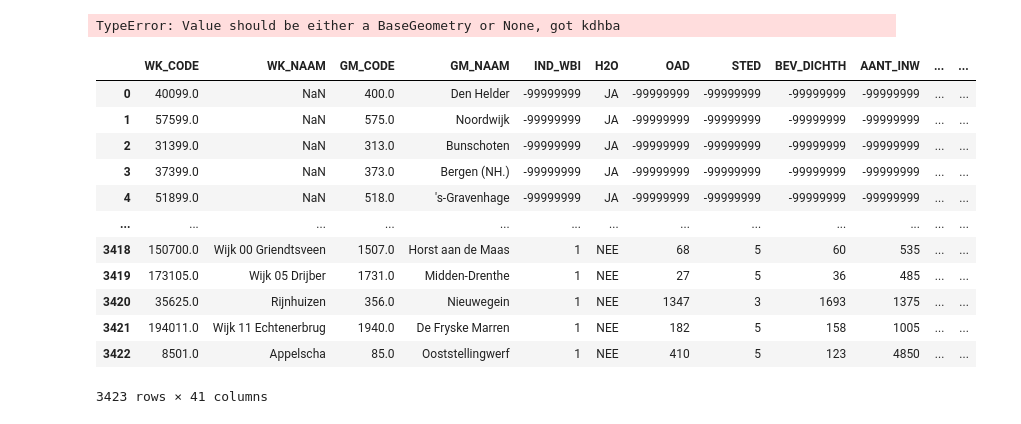
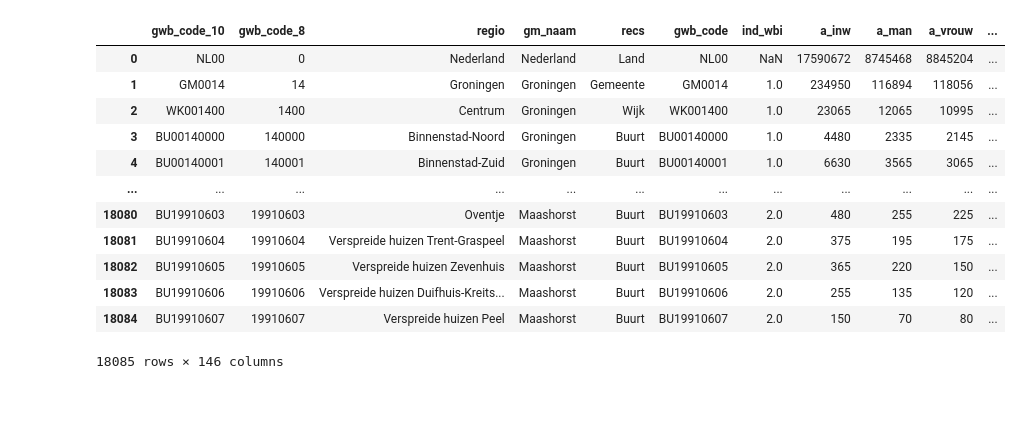
Before and after one commit to semkjaer/capybara1.0, a Jupyter notebook: sem.ipynb, the cells around one changed output. Saved outputs shown, nothing was run; the diff lists cells and outputs as text; code cells hidden in the pictures.

```diff
--- a/sem.ipynb
+++ b/sem.ipynb
@@ -53,47 +75,48 @@ df
 # %%
-zorg22 = pd.read_csv('./data/85335NED_UntypedDataSet_15062023_115413.csv', delimiter=';')
-zorg22 = zorg22.applymap(lambda x: x.strip() if isinstance(x, str) else x)
-# we kijken nu allee naar totalen #TODO kijken of we andere dingen nodig hebben
-zorg22 = zorg22[zorg22['VormenVanJeugdzorg'] == 'T001203']
-zorg22 = zorg22[zorg22['Wijken'].str[:2] != 'BU']
-kern22 = pd.read_excel('./data/kwb-2022.xls')
-kern22 = kern22.applymap(lambda x: x.strip() if isinstance(x, str) else x)
-kern22 = kern22[kern22['gwb_code_10'].str[:2] != 'BU']
-df2 = kern22.merge(zorg22, left_on='gwb_code_10', right_on='Wijken', how='left')
-df2 = df2.replace('.', np.nan)
+zorg = pd.read_csv('./data/85335NED_UntypedDataSet_15062023_115413.csv', delimiter=';')
+zorg = zorg.applymap(lambda x: x.strip() if isinstance(x, str) else x)
+zorg = zorg[zorg['VormenVanJeugdzorg'] == 'T001203']
+kern = pd.read_excel('./data/kwb-2022.xls')
+kern = kern.applymap(lambda x: x.strip() if isinstance(x, str) else x)
+df = kern.merge(zorg, left_on='gwb_code_10', right_on='Wijken', how='left')
+df = df.replace('.', np.nan)
 
-# buurt_geo = gpd.read_file('./WijkBuurtkaart_2022_v1/buurt_2022_v1.shp')
-wijk_geo = gpd.read_file('./WijkBuurtkaart_2022_v1/wijk_2022_v1.shp')
-wijk_geo = wijk_geo[['WK_CODE', 'geometry']]
+# load file only identifier and
+buurt_geo = gpd.read_file('./WijkBuurtkaart_2022_v1/buurt_2022_v1.shp')[['BU_CODE', 'geometry']]
+wijk_geo = gpd.read_file('./WijkBuurtkaart_2022_v1/wijk_2022_v1.shp')[['WK_CODE', 'geometry']]
+gemeente_geo = gpd.read_file('./WijkBuurtkaart_2022_v1/gemeente_2022_v1.shp')[['GM_CODE', 'geometry']]
 
-gemeente_geo = gpd.read_file('./WijkBuurtkaart_2022_v1/gemeente_2022_v1.shp')
-gemeente_geo = gemeente_geo[['GM_CODE', 'geometry']]
+df = df.merge(buurt_geo, left_on=['gwb_code_10'], right_on=['BU_CODE'], how='left').drop('BU_CODE', axis=1)
+df = df.merge(wijk_geo, left_on=['gwb_code_10'], right_on=['WK_CODE'], how='left').drop('WK_CODE', axis=1)
+df = df.merge(gemeente_geo, left_on=['gwb_code_10'], right_on=['GM_CODE'], how='left').drop('GM_CODE', axis=1)
 
-df2 = df2.merge(wijk_geo, left_on=['gwb_code_10'], right_on=['WK_CODE'], how='left')
-df2 = df2.merge(gemeente_geo, left_on=['gwb_code_10'], right_on=['GM_CODE'], how='left')
+df['geometry'] = df['geometry'].fillna(df['geometry_x']).fillna(df['geometry_y'])
+df = df.drop('geometry_x', axis=1).drop('geometry_y', axis=1)
 
-df2['geometry'] = df2['geometry_x'].fillna(df2['geometry_y'])
-df2 = df2.drop(['geometry_x', 'geometry_y', 'GM_CODE', 'WK_CODE'], axis=1)
+df = df.applymap(lambda x: x if x != int(-99999999) else np.nan)
+df = df.applymap(lambda x: x.replace(',', '.') if isinstance(x, str) else x)
 
-df2.applymap(lambda x: x if x != int(-99999999) else np.nan)
+# TODO weet niet of deze leeftijdcategorieen allemaal zijn meegenomen
+df['p_jz_tn'] = df['p_jz_tn'].fillna(
+    df['TotaalJongerenMetJeugdzorgInNatura_1'].astype('float') / \
+        (df['k_0Tot4Jaar_2'].astype('float') + \
+            df['k_4Tot12Jaar_3'].astype('float') + \
+                df['k_12Tot18Jaar_4'].astype('float') + \
+                    df['k_18Tot23Jaar_5'].astype('float'))
+)
 
-df2
+df
 # %% [output]
+|  | gwb_code_10 | gwb_code_8 | regio | gm_naam | recs | gwb_code | ind_wbi | a_inw | a_man | a_vrouw | ... |
+| 0 | NL00 | 0 | Nederland | Nederland | Land | NL00 | NaN | 17590672 | 8745468 | 8845204 | ... |
+| 1 | GM0014 | 14 | Groningen | Groningen | Gemeente | GM0014 | 1.0 | 234950 | 116894 | 118056 | ... |
+| 2 | WK001400 | 1400 | Centrum | Groningen | Wijk | WK001400 | 1.0 | 23065 | 12065 | 10995 | ... |
+| 3 | BU00140000 | 140000 | Binnenstad-Noord | Groningen | Buurt | BU00140000 | 1.0 | 4480 | 2335 | 2145 | ... |
+| 4 | BU00140001 | 140001 | Binnenstad-Zuid | Groningen | Buurt | BU00140001 | 1.0 | 6630 | 3565 | 3065 | ... |
+| ... | ... | ... | ... | ... | ... | ... | ... | ... | ... | ... | ... |
+| 18080 | BU19910603 | 19910603 | Oventje | Maashorst | Buurt | BU19910603 | 2.0 | 480 | 255 | 225 | ... |
+| 18081 | BU19910604 | 19910604 | Verspreide huizen Trent-Graspeel | Maashorst | Buurt | BU19910604 | 2.0 | 375 | 195 | 175 | ... |
+| 18082 | BU19910605 | 19910605 | Verspreide huizen Zevenhuis | Maashorst | Buurt | BU19910605 | 2.0 | 365 | 220 | 150 | ... |
+| 18083 | BU19910606 | 19910606 | Verspreide huizen Duifhuis-Kreits... | Maashorst | Buurt | BU19910606 | 2.0 | 255 | 135 | 120 | ... |
+| 18084 | BU19910607 | 19910607 | Verspreide huizen Peel | Maashorst | Buurt | BU19910607 | 2.0 | 150 | 70 | 80 | ... |
-TypeError: Value should be either a BaseGeometry or None, got kdhba
+18085 rows × 146 columns
-# %%
-# zorg21[zorg21['VormenVanJeugdzorg'] == 'T001203']
-wijk_geo
-# %% [output]
-|  | WK_CODE | WK_NAAM | GM_CODE | GM_NAAM | IND_WBI | H2O | OAD | STED | BEV_DICHTH | AANT_INW | ... | ... |
-| 0 | 40099.0 | NaN | 400.0 | Den Helder | -99999999 | JA | -99999999 | -99999999 | -99999999 | -99999999 | ... | ... |
-| 1 | 57599.0 | NaN | 575.0 | Noordwijk | -99999999 | JA | -99999999 | -99999999 | -99999999 | -99999999 | ... | ... |
-| 2 | 31399.0 | NaN | 313.0 | Bunschoten | -99999999 | JA | -99999999 | -99999999 | -99999999 | -99999999 | ... | ... |
-| 3 | 37399.0 | NaN | 373.0 | Bergen (NH.) | -99999999 | JA | -99999999 | -99999999 | -99999999 | -99999999 | ... | ... |
-| 4 | 51899.0 | NaN | 518.0 | 's-Gravenhage | -99999999 | JA | -99999999 | -99999999 | -99999999 | -99999999 | ... | ... |
-| ... | ... | ... | ... | ... | ... | ... | ... | ... | ... | ... | ... | ... |
-| 3418 | 150700.0 | Wijk 00 Griendtsveen | 1507.0 | Horst aan de Maas | 1 | NEE | 68 | 5 | 60 | 535 | ... | ... |
-| 3419 | 173105.0 | Wijk 05 Drijber | 1731.0 | Midden-Drenthe | 1 | NEE | 27 | 5 | 36 | 485 | ... | ... |
-| 3420 | 35625.0 | Rijnhuizen | 356.0 | Nieuwegein | 1 | NEE | 1347 | 3 | 1693 | 1375 | ... | ... |
-| 3421 | 194011.0 | Wijk 11 Echtenerbrug | 1940.0 | De Fryske Marren | 1 | NEE | 182 | 5 | 158 | 1005 | ... | ... |
-| 3422 | 8501.0 | Appelscha | 85.0 | Ooststellingwerf | 1 | NEE | 410 | 5 | 123 | 4850 | ... | ... |
-3423 rows × 41 columns
```
Also changed, not shown: parts of 12 cells of this notebook.
